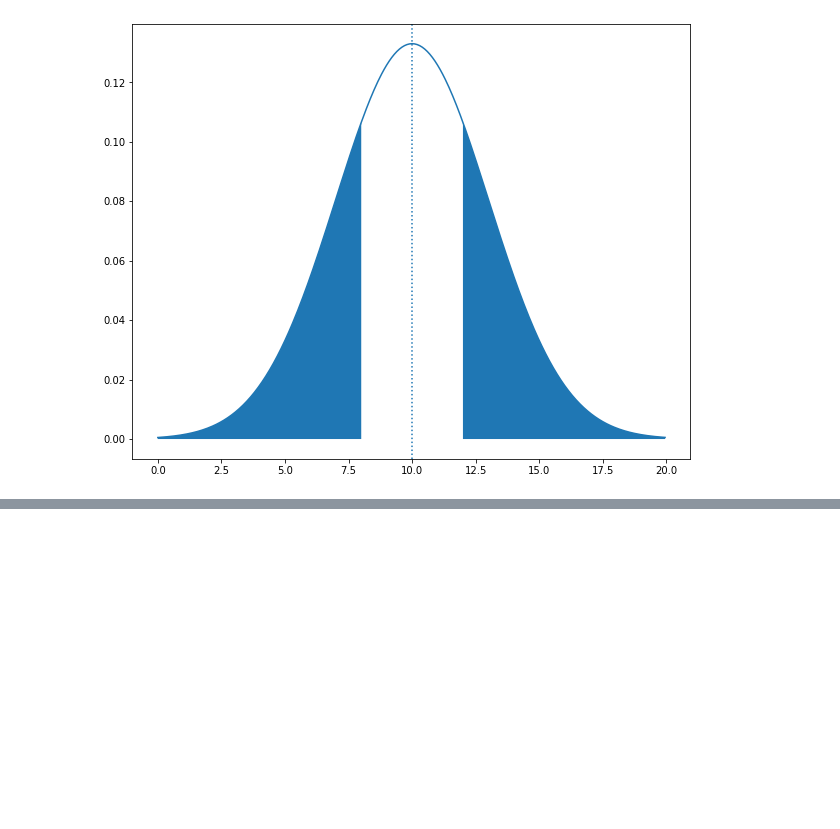
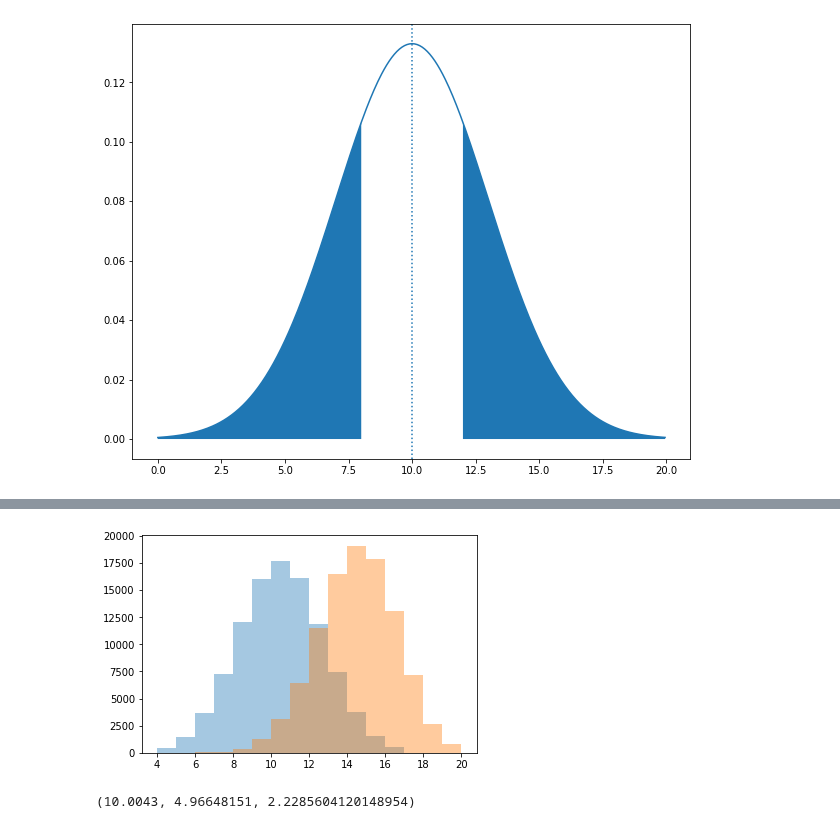
Before and after one commit to mikaelcordeiro/semanas, a Jupyter notebook: semana4/semana_4.ipynb, the cells around one changed output, grey strips where cells are left out. Saved outputs shown, nothing was run; the diff lists cells and outputs as text; code cells hidden in the pictures; blank space fills up the shorter version.

Commit message:
normal and binomial distributions done

```diff
--- a/semana4/semana_4.ipynb
+++ b/semana4/semana_4.ipynb
@@ -212,0 +279,11 @@ $$P(X=x|X=y) = P(X=x)P(X=y)$$
+# %%
+binom_20_05 = act.binom.rvs(20, .5, size=100000)  # E(X) = 20 x .5, Var(X) = 20 x .5 x .5
+binom_20_07 = act.binom.rvs(20, .7, size=100000)
+sns.distplot(binom_20_05, kde=False, bins=range(4, 18));
+sns.distplot(binom_20_07, kde=False, bins=range(4, 21));
+# %% [output]
+[figure, added]
+# %%
+binom_20_05.mean(), binom_20_05.var(), binom_20_05.std()
+# %% [output]
+(10.0043, 4.96648151, 2.2285604120148954)
```
Also changed, not shown: parts of 12 cells of this notebook.
